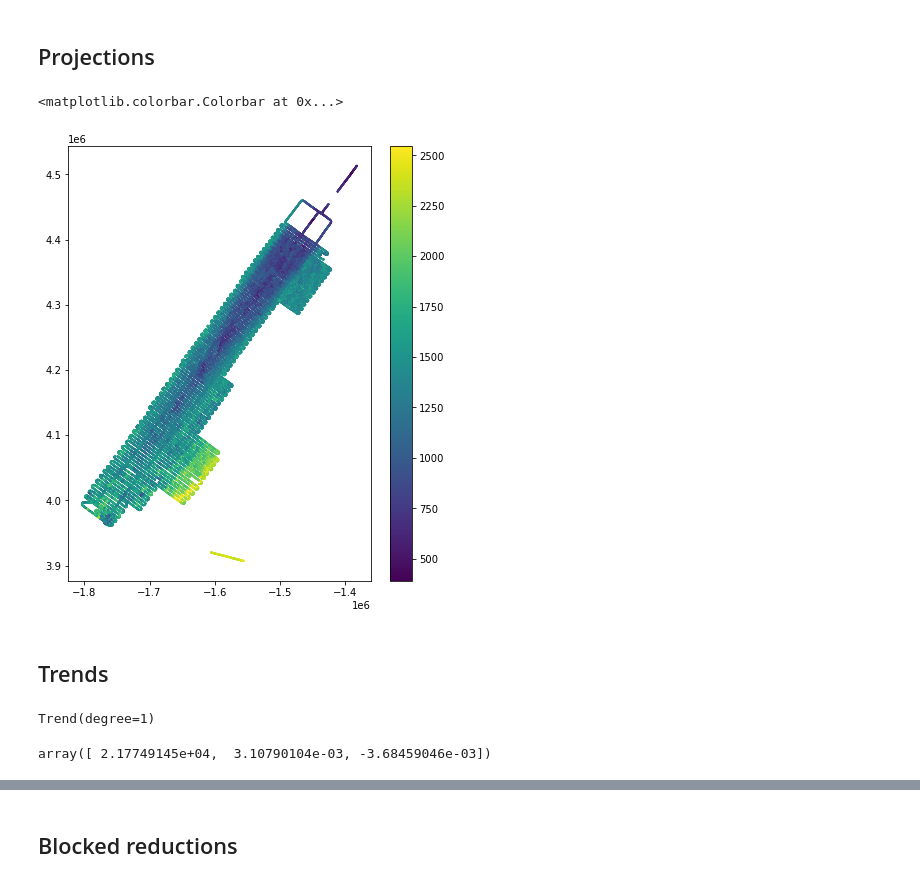
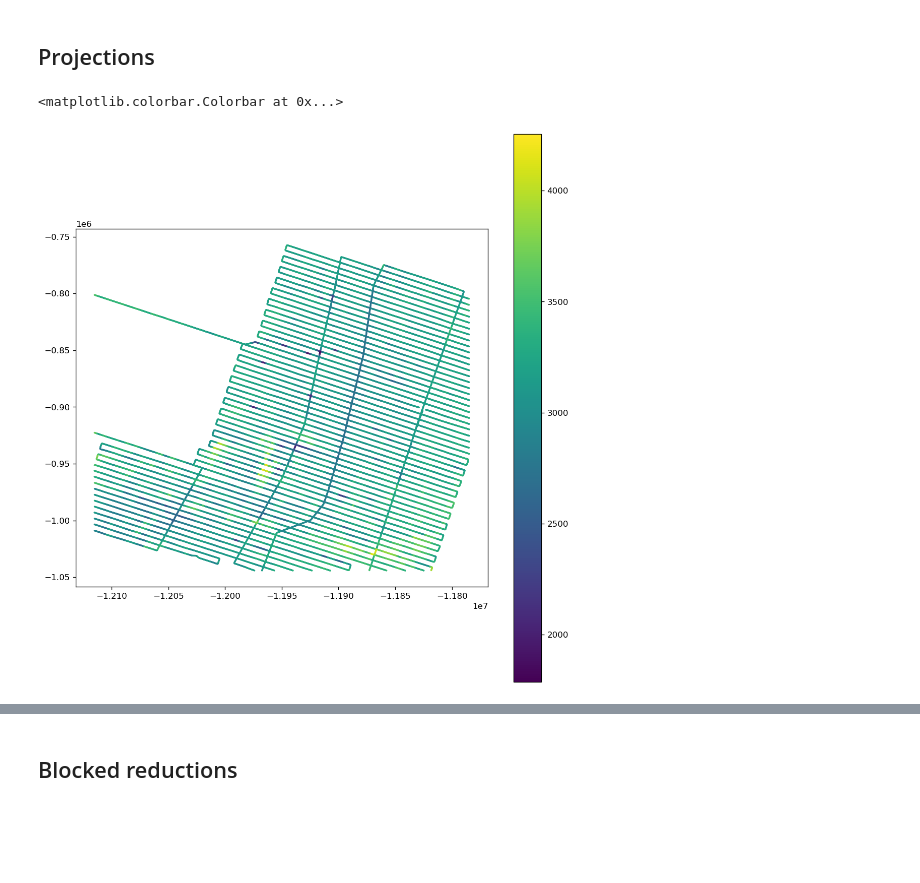
Before and after one commit to fatiando/transform2020, a Jupyter notebook: tutorial.ipynb, the cells around one changed output, grey strips where cells are left out. Saved outputs shown, nothing was run; the diff lists cells and outputs as text; code cells hidden in the pictures; blank space fills up the shorter version.

```diff
--- a/tutorial.ipynb
+++ b/tutorial.ipynb
@@ -50,13 +51,16 @@ import matplotlib.pyplot as plt
 import pyproj
 import pooch
+# %%
+plt.rcParams["figure.dpi"] = 120
+#%config InlineBackend.figure_format = 'retina'
 # %% [markdown]
 <a id="load"></a>
 
 ## Loading data
 # %%
 fname = pooch.retrieve(
-    "https://raw.githubusercontent.com/fatiando/transform2020/master/data/cd8794.m77t",
-    known_hash="bd4373af29e49c25518544953dbc27aa1907ae2c3bf5d0c8e03ae4fc3ed7e984",
+    "https://raw.githubusercontent.com/fatiando/transform2020/master/data/ew9105.m77t",
+    known_hash=None,
 )
 # %%
 data = pd.read_csv(fname, sep="\t")
@@ -85,6 +89,5 @@ plt.colorbar()
 # %%
-data = data[vd.inside((data.LON, data.LAT), [-33, -24, 57.5, 63])]
-data = data.dropna(axis=0, subset=["CORR_DEPTH"])
+data = data[vd.inside((data.LON, data.LAT), [-110, -107, -9.5, -5])].dropna(subset=["CORR_DEPTH"])
 data
 # %% [output]
 |  | SURVEY_ID | TIMEZONE | DATE | TIME | LAT | LON | POS_TYPE | NAV_QUALCO | BAT_TTIME | CORR_DEPTH | ... |
@@ -116,23 +119,10 @@ projection = pyproj.Proj(proj="merc", lat_ts=data.LAT.mean())
 # %%
 coordinates = projection(data.LON.values, data.LAT.values)
 # %%
-plt.figure(figsize=(7, 8))
+plt.figure(figsize=(11, 12))
 plt.scatter(coordinates[0], coordinates[1], c=data.CORR_DEPTH, s=1)
 plt.axis("scaled")
 plt.colorbar()
 # %% [output]
 <matplotlib.colorbar.Colorbar at 0x...>
-[figure, old version]
+[figure, new version]
-# %% [markdown]
-<a id="trends"></a>
-
-## Trends
-# %%
-trend = vd.Trend(degree=1)
-trend.fit(coordinates, data.CORR_DEPTH)
-# %% [output]
-Trend(degree=1)
-# %%
-trend.coef_
-# %% [output]
-array([ 2.17749145e+04,  3.10790104e-03, -3.68459046e-03])
```
Also changed, not shown: parts of 42 cells of this notebook.
